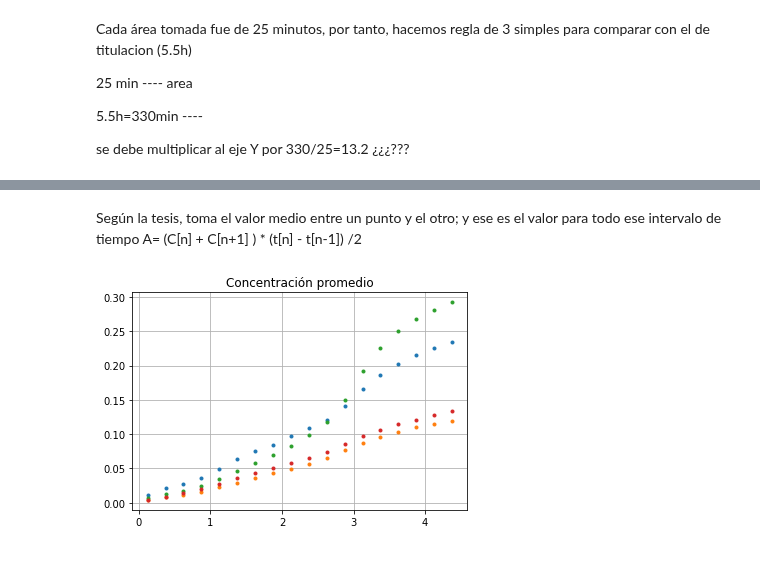
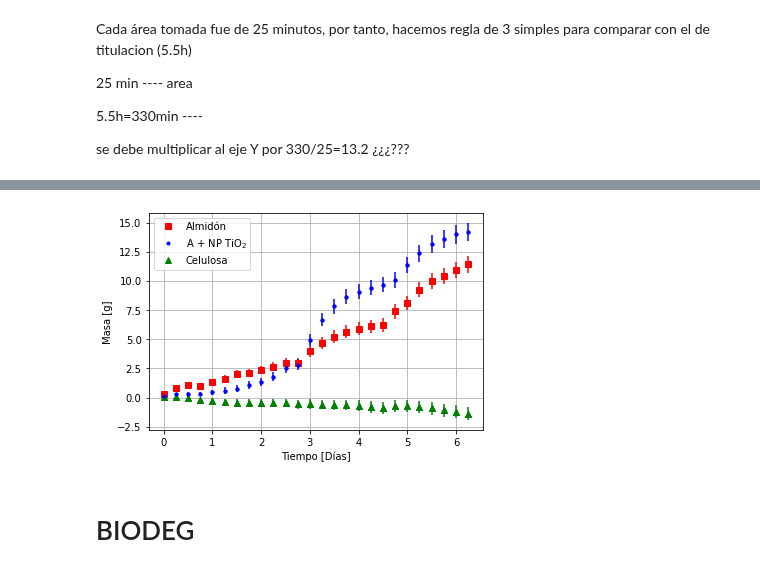
Before and after one commit to fyulita/laboratorio-6-y-7, a Jupyter notebook: Arduino/notebook-resultados_primer-medicion.ipynb, the cells around one changed output, grey strips where cells are left out. Drawn from its saved outputs; the diff is of its cells as text; code cells hidden in the pictures.

```diff
--- a/Arduino/notebook-resultados_primer-medicion.ipynb
+++ b/Arduino/notebook-resultados_primer-medicion.ipynb
@@ -72,5 +78,5 @@ F = 1.5
 den = 22414 * 0.001 * 10 ** 6
 
 def gramos(x): #meter el área
-    return F * x * 44 / (den*60)
+    return F * x *6*60*44 / (den)
 # %%
@@ -177,3 +138,0 @@ plt.show()
-# %% [markdown]
-Según la tesis, toma el valor medio entre un punto y el otro; y ese es el valor para todo ese intervalo de tiempo
-A= (C[n] + C[n+1] ) * (t[n] - t[n-1]) /2
@@ -196,22 +139,21 @@ gramos4=np.array(gramos(np.array(CT_4)))
-# %%
-gramos1_ac=[gramos1[0]]
-gramos2_ac=[gramos2[0]]
-gramos3_ac=[gramos3[0]]
-gramos4_ac=[gramos4[0]]
-
-
-for i in range(len(gramos1)-1):
-    gramos1_ac.append(gramos1_ac[i]+gramos1[i+1])
-    gramos2_ac.append(gramos2_ac[i]+gramos2[i+1])
-    gramos3_ac.append(gramos3_ac[i]+gramos3[i+1])
-    gramos4_ac.append(gramos4_ac[i]+gramos4[i+1])
-# %%
-plt.title('Concentración promedio')
-plt.plot(x[:-1]+0.25/2,gramos1_ac,'.')
-plt.plot(x[:-1]+0.25/2,gramos2_ac,'.')
-plt.plot(x[:-1]+0.25/2,gramos3_ac,'.')
-plt.plot(x[:-1]+0.25/2,gramos4_ac,'.')
-plt.grid(True)
-plt.show()
-# %% [output]
-[figure, removed]
+# %%
+plt.errorbar(x,gramos1_ac-gramos4_ac,yerr=(error_g1_ac+error_g4_ac)**0.5,fmt='.',color='red')
+plt.errorbar(x,gramos2_ac-gramos4_ac,yerr=(error_g2_ac+error_g4_ac)**0.5,fmt='^',color='green')
+plt.errorbar(x,gramos3_ac-gramos4_ac,yerr=(error_g3_ac+error_g4_ac)**0.5,fmt='.',color='blue')
+
+plt.plot(x,gramos1_ac-gramos4_ac,'s',label='Almidón',color='red')
+plt.plot(x,gramos3_ac-gramos4_ac,'.',label='A + NP TiO$_2$',color='blue')
+plt.plot(x,gramos2_ac-gramos4_ac,'^',label='Celulosa',color='green')
+
+plt.legend()
+
+#plt.title('CO2 acumulado - sensor- restado')
+plt.xlabel('Tiempo [Días]')
+plt.ylabel('Masa [g]')
+plt.grid(True)
+plt.savefig("co2_acumulado-sensor_primer-medicion-restado.png")
+plt.show()
+# %% [output]
+[figure, added]
+# %% [markdown]
+# BIODEG
```
Also changed, not shown: parts of 28 cells of this notebook, 22 other files.
